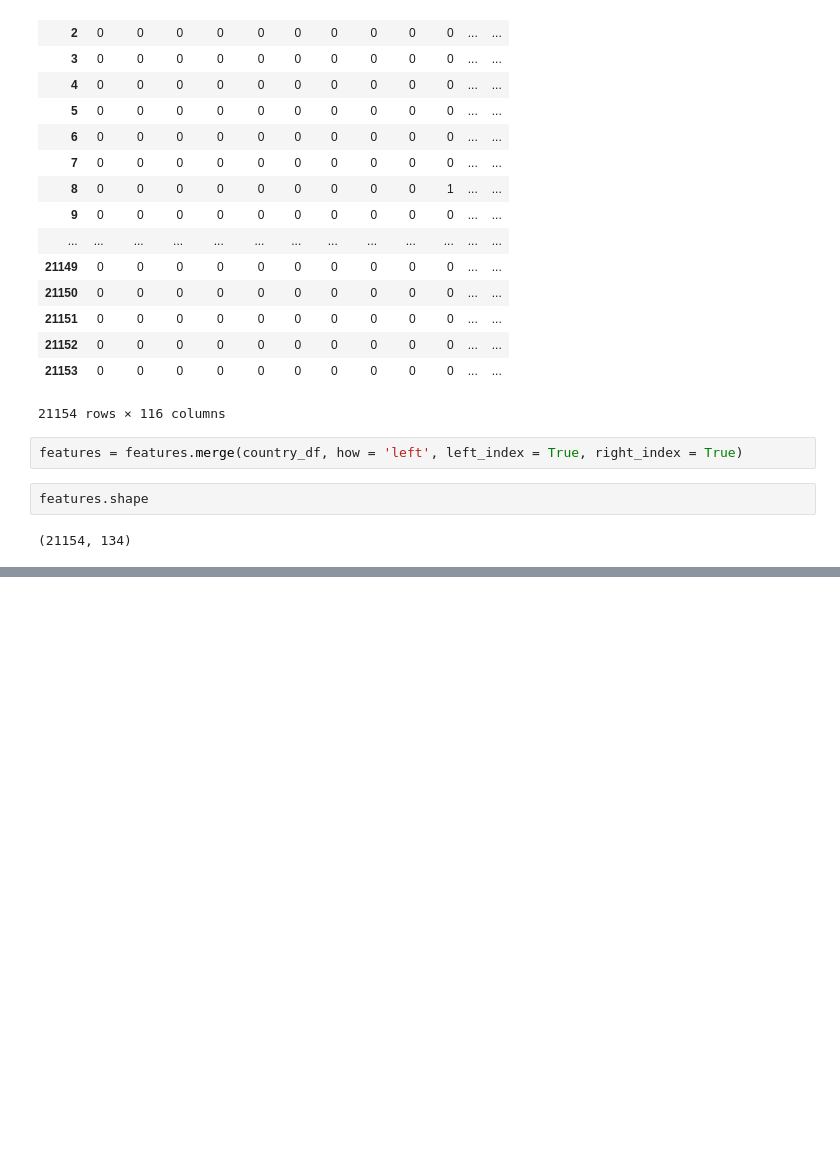
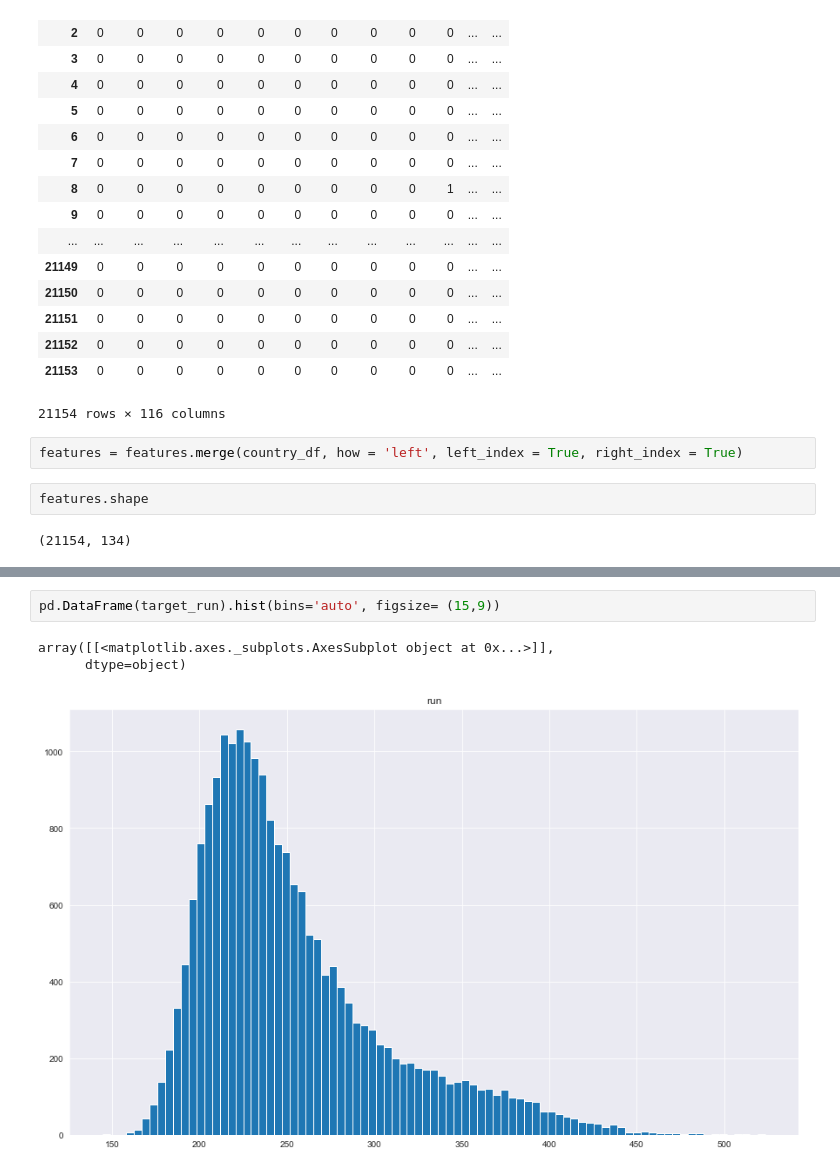
Before and after one commit to AdamLiscia/Ironman, a Jupyter notebook: Untitled1.ipynb, the cells around one changed output, grey strips where cells are left out. Cells and saved outputs as stored; diff of their text form; blank space fills up the shorter version.

```diff
--- a/Untitled1.ipynb
+++ b/Untitled1.ipynb
@@ -145,0 +176,6 @@ features
+# %%
+pd.DataFrame(target_run).hist(bins='auto', figsize= (15,9))
+# %% [output]
+array([[<matplotlib.axes._subplots.AxesSubplot object at 0x...>]],
+      dtype=object)
+[figure, added]
```
Also changed, not shown: parts of 7 cells of this notebook.
